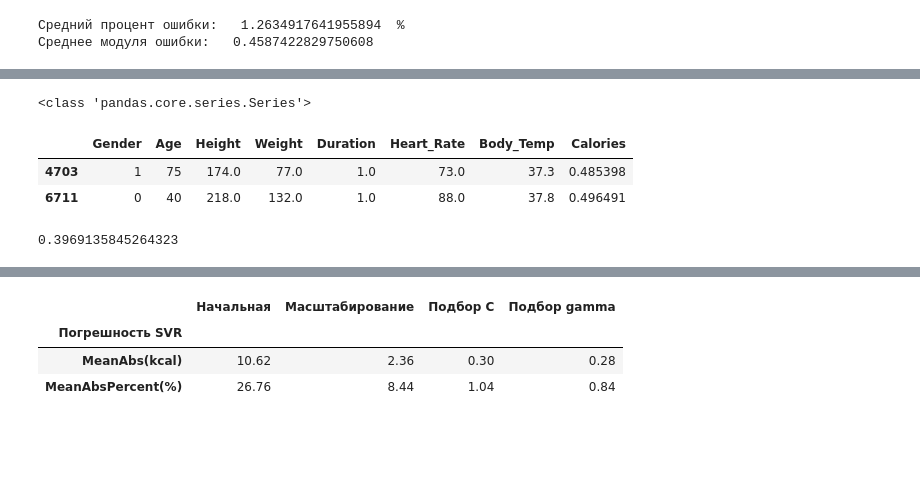
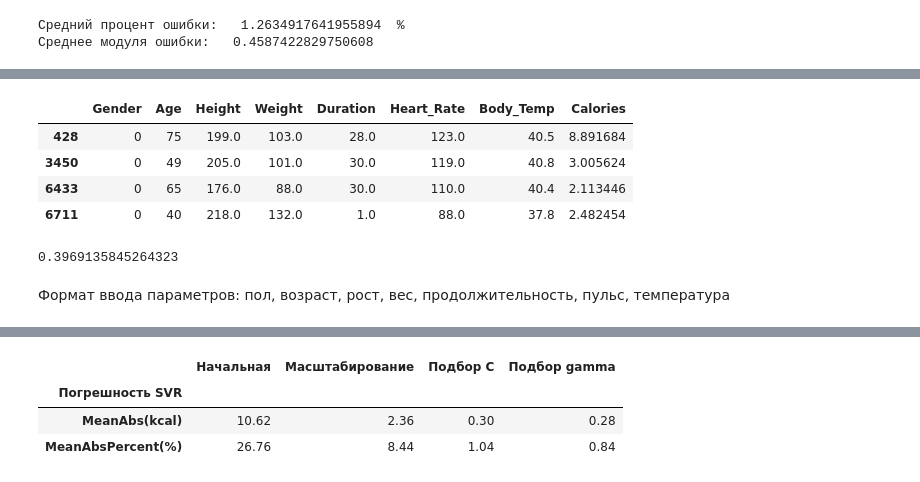
Before and after one commit to Vasya11111/MLproject, a Jupyter notebook: MLproject.ipynb, the cells around one changed output, grey strips where cells are left out. Cells and saved outputs as stored; diff of their text form; code cells hidden in the pictures; blank space fills up the shorter version.

```diff
--- a/MLproject.ipynb
+++ b/MLproject.ipynb
@@ -330,25 +328,27 @@ print(sorted_series)
 Name: Calories, Length: 3000, dtype: float64
 # %%
-print(type(dif))
+
 joins = pd.concat([X_test, dif], axis=1)
 
 #value = X.iloc[2705, 6]
 #value = Y.iloc[2705]
 
 #print(value)0	24	160.0	61.0	1.0	77.0	37.7
-# %% [output]
-<class 'pandas.core.series.Series'>
 # %%
-joins[joins.Calories >0.4]
+joins[joins.Calories >2]
 #joins[joins.Body_Temp ==37.7]
 # %% [output]
 |  | Gender | Age | Height | Weight | Duration | Heart_Rate | Body_Temp | Calories |
-| 4703 | 1 | 75 | 174.0 | 77.0 | 1.0 | 73.0 | 37.3 | 0.485398 |
-| 6711 | 0 | 40 | 218.0 | 132.0 | 1.0 | 88.0 | 37.8 | 0.496491 |
+| 428 | 0 | 75 | 199.0 | 103.0 | 28.0 | 123.0 | 40.5 | 8.891684 |
+| 3450 | 0 | 49 | 205.0 | 101.0 | 30.0 | 119.0 | 40.8 | 3.005624 |
+| 6433 | 0 | 65 | 176.0 | 88.0 | 30.0 | 110.0 | 40.4 | 2.113446 |
+| 6711 | 0 | 40 | 218.0 | 132.0 | 1.0 | 88.0 | 37.8 | 2.482454 |
 # %%
 joins[joins.Height>195]['Calories'].mean()
 # %% [output]
 0.3969135845264323
+# %% [markdown]
+Формат ввода параметров: пол, возраст, рост, вес, продолжительность, пульс, температура
 # %%
 Y_predOne = model1.predict([[0,30,180.0,90.0,10.0,110.0,37.8]])
 # %%
```
Also changed, not shown: parts of 12 cells of this notebook.
